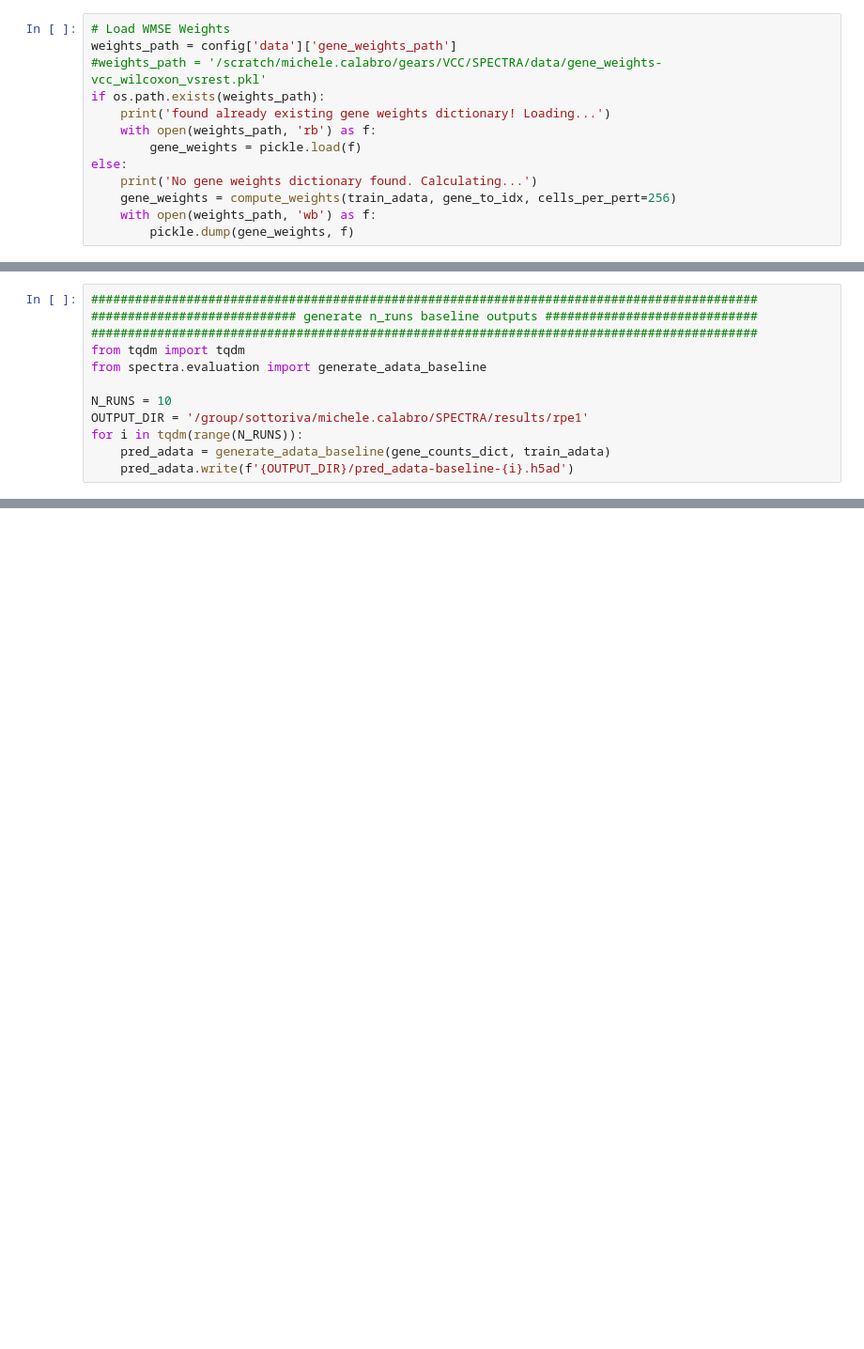
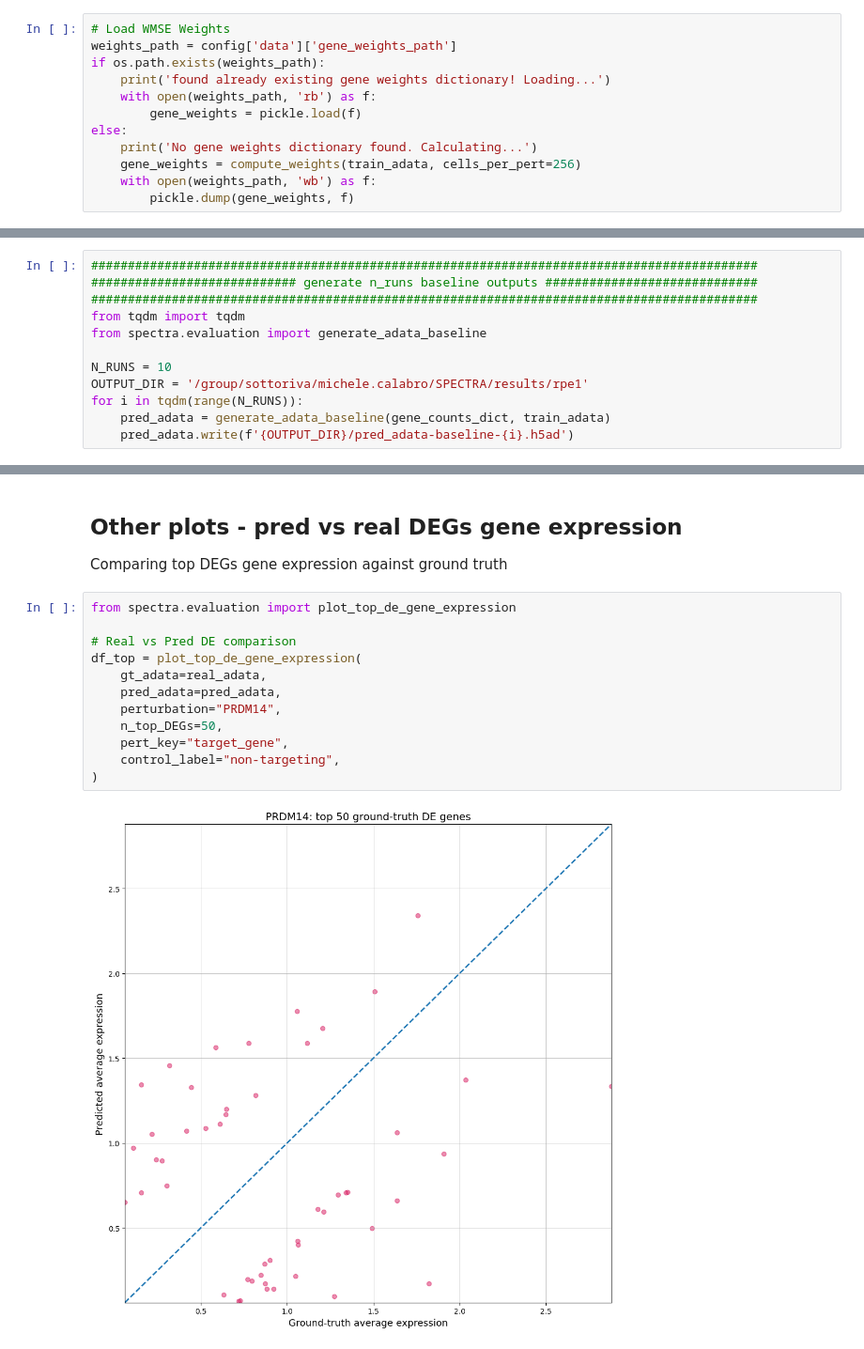
Before and after one commit to MCalabroCode/SPECTRA, a Jupyter notebook: notebooks/spectra_testing.ipynb, the cells around one changed output, grey strips where cells are left out. Shown at 94% size. Cells and saved outputs as stored; diff of their text form; blank space fills up the shorter version.

```diff
--- a/notebooks/spectra_testing.ipynb
+++ b/notebooks/spectra_testing.ipynb
@@ -171,14 +176,13 @@ Test set: 252 perts | 25882 cells
 # %%
 # Load WMSE Weights
 weights_path = config['data']['gene_weights_path']
-#weights_path = '/scratch/michele.calabro/gears/VCC/SPECTRA/data/gene_weights-vcc_wilcoxon_vsrest.pkl'
 if os.path.exists(weights_path):
     print('found already existing gene weights dictionary! Loading...')
     with open(weights_path, 'rb') as f:
         gene_weights = pickle.load(f)
 else:
     print('No gene weights dictionary found. Calculating...')
-    gene_weights = compute_weights(train_adata, gene_to_idx, cells_per_pert=256)
+    gene_weights = compute_weights(train_adata, cells_per_pert=256)
     with open(weights_path, 'wb') as f:
         pickle.dump(gene_weights, f)
 # %% [output]
@@ -2422,0 +434,17 @@ def plot_top_de_gene_expression(
+# %% [markdown]
+## **Other plots - pred vs real DEGs gene expression**
+Comparing top DEGs gene expression against ground truth
+# %%
+from spectra.evaluation import plot_top_de_gene_expression
+
+# Real vs Pred DE comparison
+df_top = plot_top_de_gene_expression(
+    gt_adata=real_adata,
+    pred_adata=pred_adata,
+    perturbation="PRDM14",
+    n_top_DEGs=50,
+    pert_key="target_gene",
+    control_label="non-targeting",
+)
+# %% [output]
+[figure, added]
```
Also changed, not shown: parts of 89 cells of this notebook, 12 other files.
